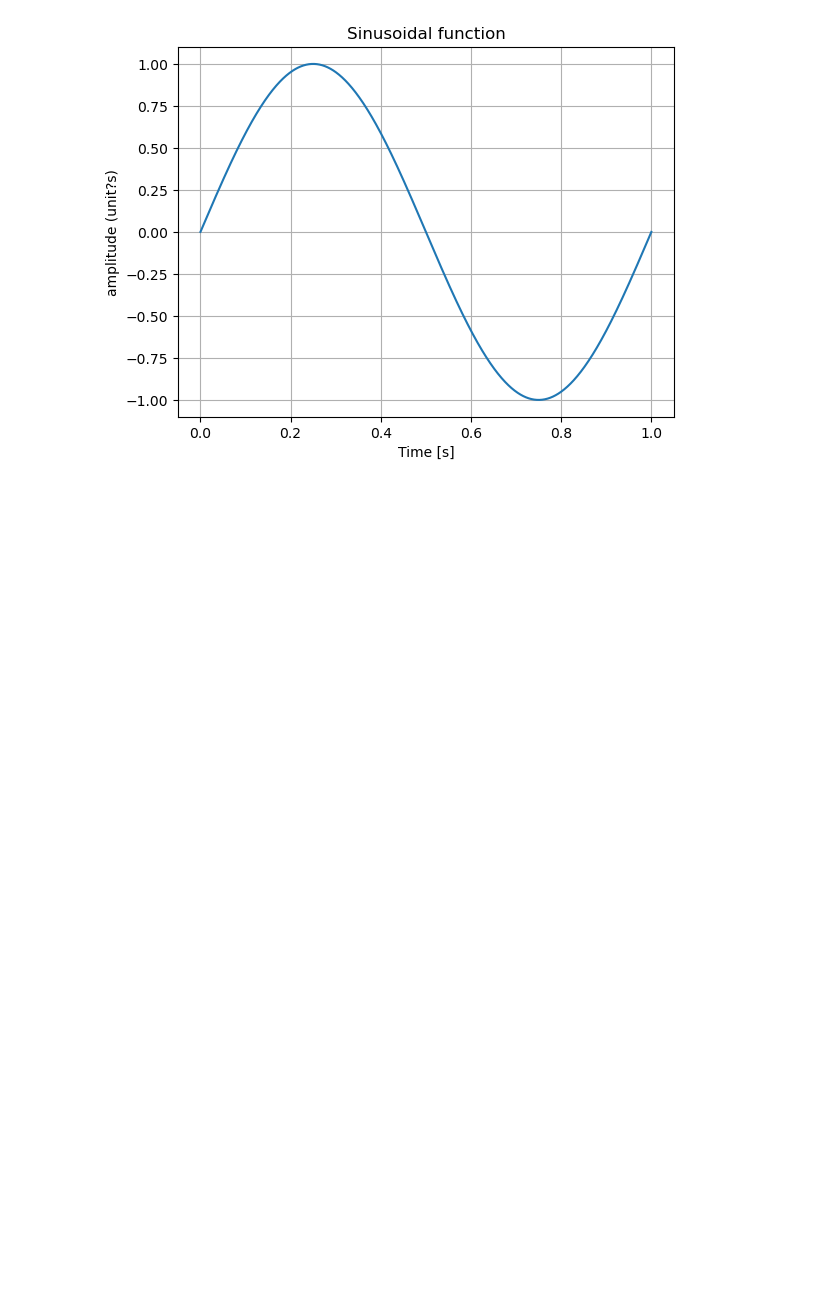
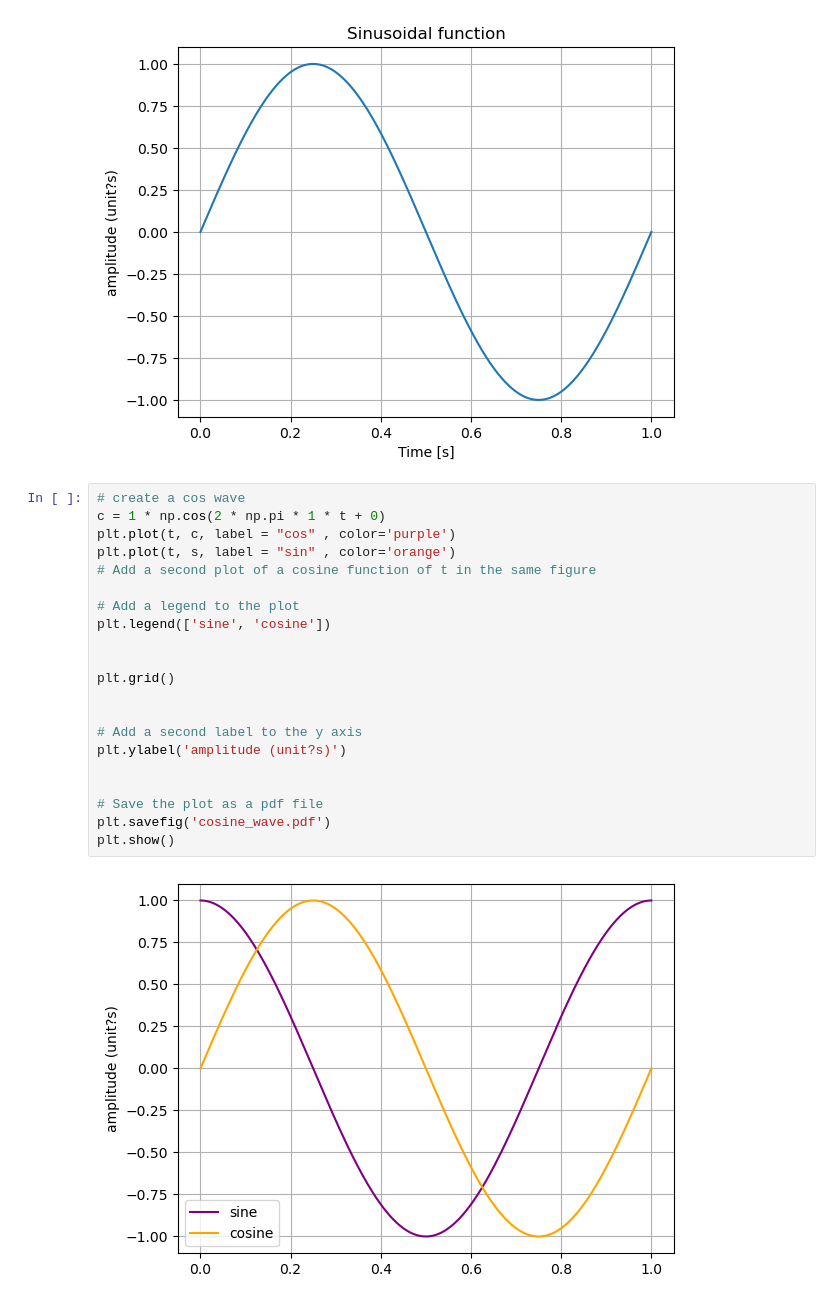
Before and after one commit to alizee4813-netizen/Series02-python, a Jupyter notebook: Series02-python.ipynb, the cells around one changed output. Cells and saved outputs as stored; diff of their text form; blank space fills up the shorter version.

```diff
--- a/Series02-python.ipynb
+++ b/Series02-python.ipynb
@@ -33,3 +33,26 @@ plt.savefig('sine_wave.png')
 plt.show()
 # %% [output]
 [figure]
+# %%
+# create a cos wave
+c = 1 * np.cos(2 * np.pi * 1 * t + 0)
+plt.plot(t, c, label = "cos" , color='purple')
+plt.plot(t, s, label = "sin" , color='orange')
+# Add a second plot of a cosine function of t in the same figure
+
+# Add a legend to the plot
+plt.legend(['sine', 'cosine'])
+
+
+plt.grid()
+
+
+# Add a second label to the y axis
+plt.ylabel('amplitude (unit?s)')
+
+
+# Save the plot as a pdf file
+plt.savefig('cosine_wave.pdf')
+plt.show()
+# %% [output]
+[figure, added]
```
Also changed, not shown: parts of 1 cell of this notebook, 5 other files.
